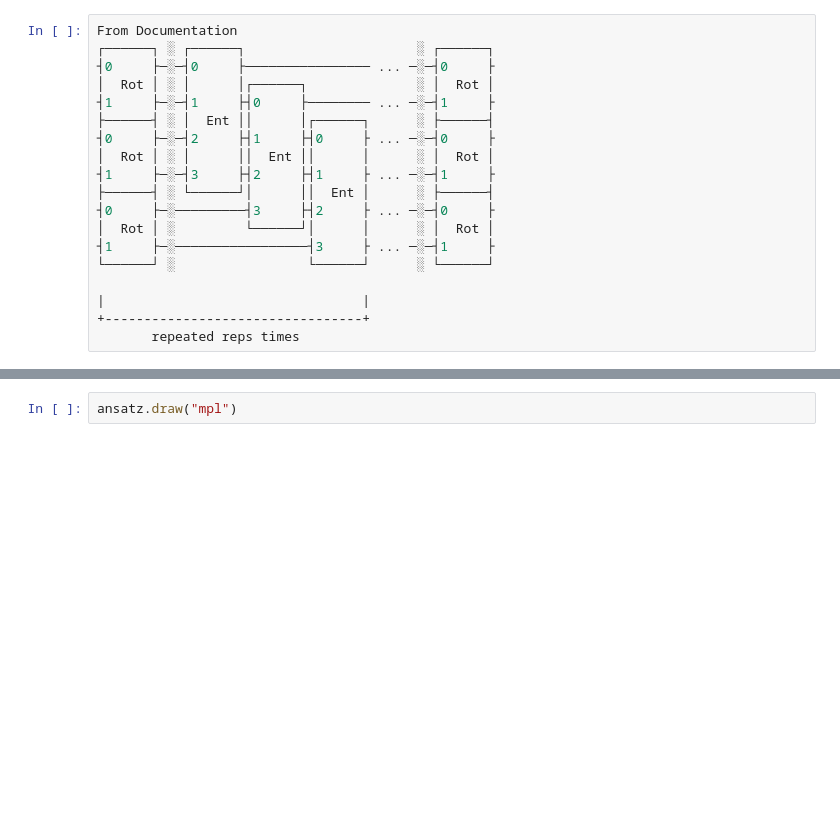
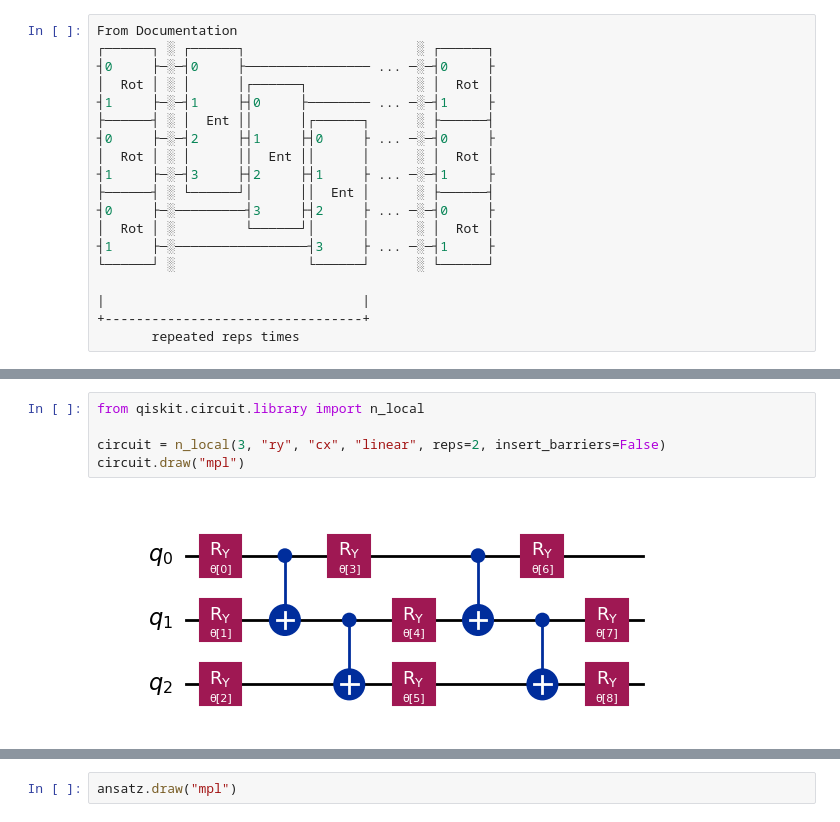
Before and after one commit to jpmorgen/qiskit, a Jupyter notebook: 01_algorithms_introduction_annotated.ipynb, the cells around one changed output, grey strips where cells are left out. Drawn from its saved outputs; the diff is of its cells as text; blank space fills up the shorter version.

```diff
--- a/01_algorithms_introduction_annotated.ipynb
+++ b/01_algorithms_introduction_annotated.ipynb
@@ -46,0 +55,7 @@ But this is not telling me what an Ry cell is
+# %%
+from qiskit.circuit.library import n_local
+
+circuit = n_local(3, "ry", "cx", "linear", reps=2, insert_barriers=False)
+circuit.draw("mpl")
+# %% [output]
+[figure, added]
```
Also changed, not shown: parts of 21 cells of this notebook, 3 other files.
